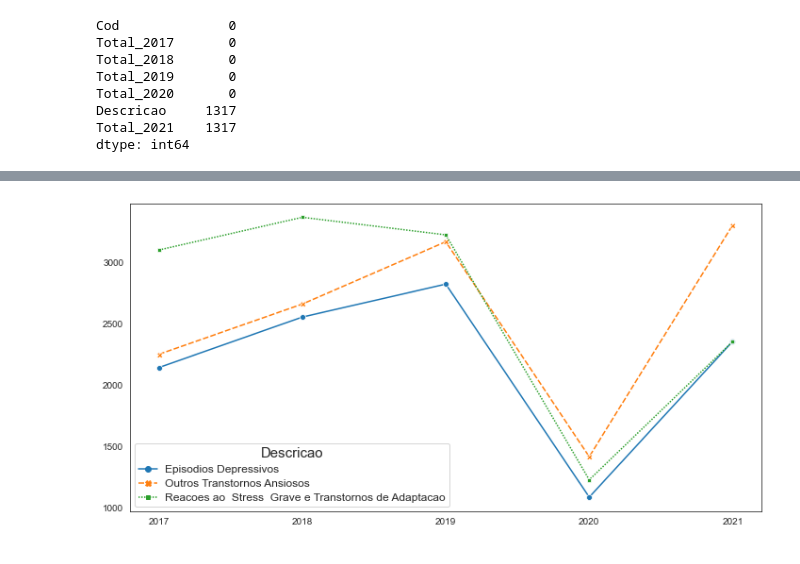
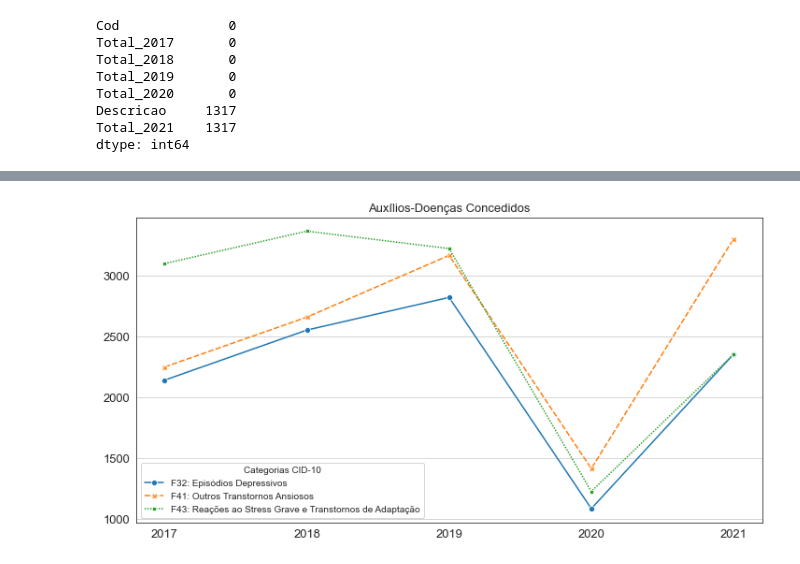
Before and after one commit to francodof/CID-10-ETL, a Jupyter notebook: CID10-Auxilios-Acid-Prev.ipynb, the cells around one changed output, grey strips where cells are left out. Saved outputs shown, nothing was run; the diff lists cells and outputs as text; code cells hidden in the pictures.

```diff
--- a/CID10-Auxilios-Acid-Prev.ipynb
+++ b/CID10-Auxilios-Acid-Prev.ipynb
@@ -188,20 +188,26 @@ dfCat
 # %%
 import seaborn as sns
 import matplotlib.pyplot as plt
 
 sns.set_style("white")
 
 d1 = dfCat.set_index('Descricao').T
 plt.figure(figsize =(12,6))
 g1 = sns.lineplot(data = d1,
                   markers = True)
 # for legend text
-plt.setp(g1.get_legend().get_texts(), fontsize='12')
+plt.setp(g1.get_legend().get_texts(), fontsize='13')
 # for legend title
 plt.setp(g1.get_legend().get_title(), fontsize='15')
-plt.xticks(['Total_2017','Total_2018','Total_2019','Total_2020','Total_2021'],[2017,2018,2019,2020,2021]);
+plt.legend(title = 'Categorias CID-10',
+           labels=['F32: Episódios Depressivos', 'F41: Outros Transtornos Ansiosos', 'F43: Reações ao Stress Grave e Transtornos de Adaptação'])
+plt.title('Auxílios-Doenças Concedidos', fontsize='13')
+plt.xticks(['Total_2017','Total_2018','Total_2019','Total_2020','Total_2021'],[2017,2018,2019,2020,2021], fontsize='13')
+plt.yticks(fontsize='13')
+plt.grid(axis='y')
+plt.savefig('graph1.png');
 # %% [output]
-[figure, old version]
+[figure, new version]
 # %%
 d1
 # %% [output]
```
